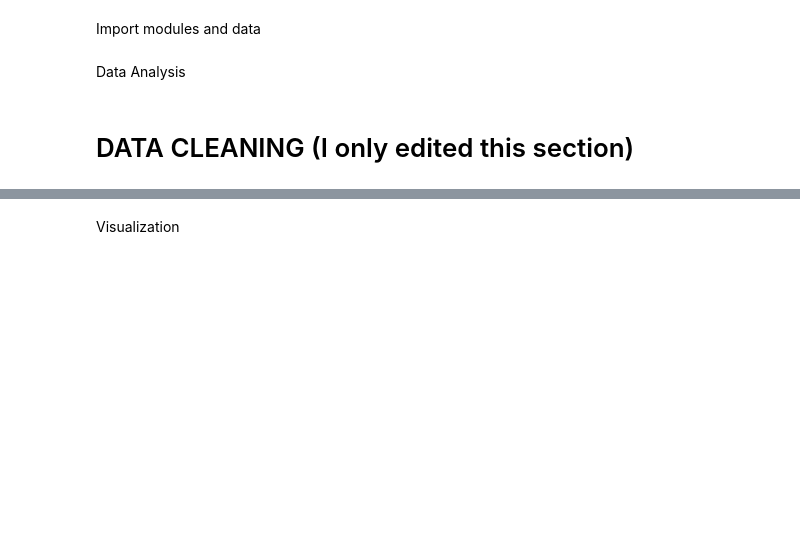
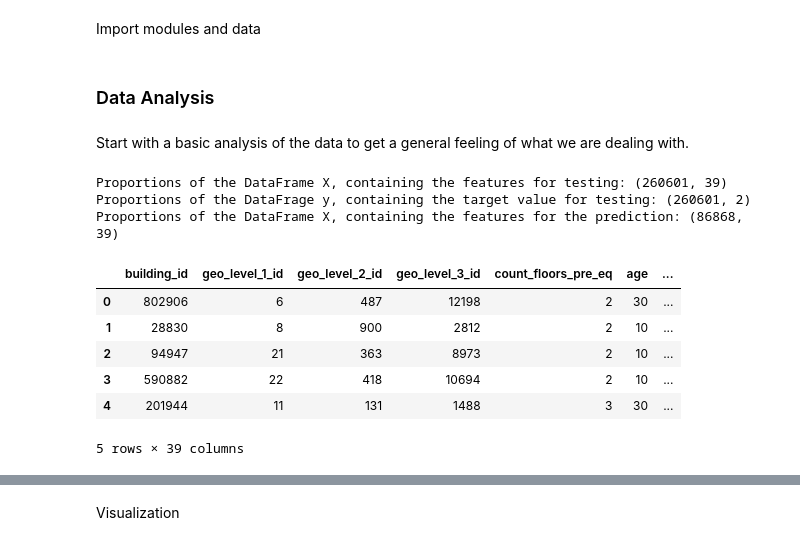
Before and after one commit to miloszpaul/minicomp, a Jupyter notebook: main_DK.ipynb, the cells around one changed output, grey strips where cells are left out. Drawn from its saved outputs; the diff is of its cells as text; code cells hidden in the pictures; blank space fills up the shorter version.

```diff
--- a/main_DK.ipynb
+++ b/main_DK.ipynb
@@ -13,7 +15,25 @@ import lgb_optimized # Random forest
 # %%
 # Load data
 X, y, X_test = helper_functions.imports()
-# %% [markdown]
-Data Analysis
-# %% [markdown]
-# DATA CLEANING (I only edited this section)
+# %% [markdown]
+### Data Analysis
+# %% [markdown]
+Start with a basic analysis of the data to get a general feeling of what we are dealing with.
+# %%
+print(f"Proportions of the DataFrame X, containing the features for testing: {X.shape}")
+print(f"Proportions of the DataFrage y, containing the target value for testing: {y.shape}")
+print(f"Proportions of the DataFrame X, containing the features for the prediction: {X_test.shape}")
+# %% [output]
+Proportions of the DataFrame X, containing the features for testing: (260601, 39)
+Proportions of the DataFrage y, containing the target value for testing: (260601, 2)
+Proportions of the DataFrame X, containing the features for the prediction: (86868, 39)
+# %%
+X.head()
+# %% [output]
+|  | building_id | geo_level_1_id | geo_level_2_id | geo_level_3_id | count_floors_pre_eq | age | ... |
+| 0 | 802906 | 6 | 487 | 12198 | 2 | 30 | ... |
+| 1 | 28830 | 8 | 900 | 2812 | 2 | 10 | ... |
+| 2 | 94947 | 21 | 363 | 8973 | 2 | 10 | ... |
+| 3 | 590882 | 22 | 418 | 10694 | 2 | 10 | ... |
+| 4 | 201944 | 11 | 131 | 1488 | 3 | 30 | ... |
+5 rows × 39 columns
```
Also changed, not shown: parts of 46 cells of this notebook, 2 other files.
